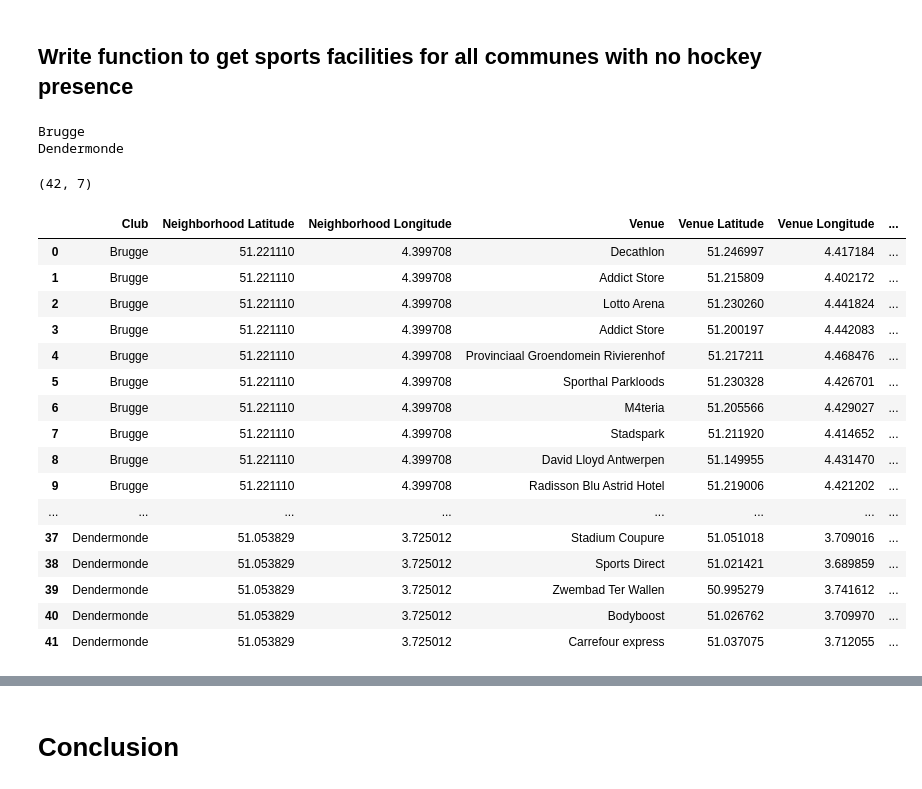
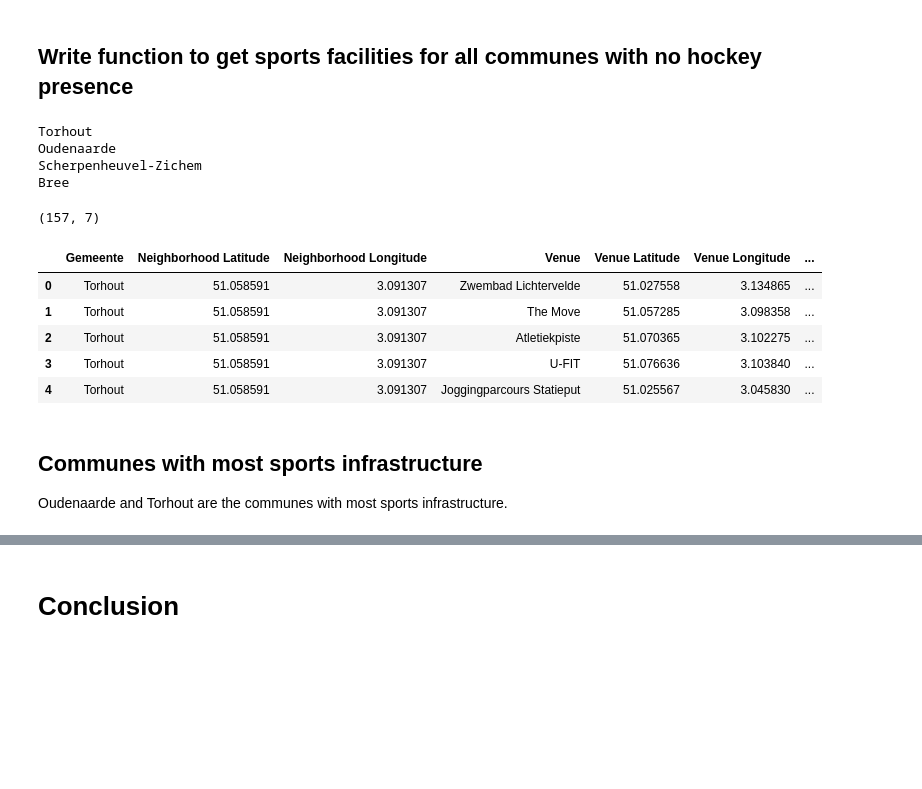
Before and after one commit to jbalrak/Coursera_Capstone, a Jupyter notebook: Final Capstone - Hockey Clubs in Belgium.ipynb, the cells around one changed output, grey strips where cells are left out. Saved outputs shown, nothing was run; the diff lists cells and outputs as text; code cells hidden in the pictures; blank space fills up the shorter version.

```diff
--- a/Final Capstone - Hockey Clubs in Belgium.ipynb
+++ b/Final Capstone - Hockey Clubs in Belgium.ipynb
@@ -258,9 +293,9 @@ df_nohockey.head()
 # %%
-#Starting with Bruge
-neighborhood_latitude = df_clean.loc[45, 'latitude'] # neighborhood latitude value
-neighborhood_longitude = df_clean.loc[45, 'longitude'] # neighborhood longitude value
+#Starting with Torhout
+neighborhood_latitude = df_nohockey.loc[256, 'latitude'] # neighborhood latitude value
+neighborhood_longitude = df_nohockey.loc[256, 'longitude'] # neighborhood longitude value
 
-neighborhood_name = df_clean.loc[45, 'Gemeente'] # neighborhood name
+neighborhood_name = df_nohockey.loc[256, 'Gemeente'] # neighborhood name
 
 print('Latitude and longitude values of {} are {}, {}.'.format(neighborhood_name,
                                                                neighborhood_latitude,
@@ -280,17 +315,19 @@ Your credentails:
 CLIENT_ID: ZLSHLAT3WKZAQPYSDTLJLIV12HXGEOPK4LK20HYAYQHBMW23
 CLIENT_SECRET:ZAGZ0YF14LUYY3LABPRRM4ID0RVZN4HCD2OE1KWSHMXES0OY
 # %%
-# let's get the sports facilities within  10 kilometer of Bruge
+# let's get the sports facilities within  5 kilometer of Torhout
 
-LIMIT = 100 # limit of number of venues returned by Foursquare API
-radius = 10000 # define radius
+LIMIT = 50 # limit of number of venues returned by Foursquare API
+radius = 5000 # define radius
 search_query='Athletics & Sports'
-url = 'https://api.foursquare.com/v2/venues/explore?&client_id={}&client_secret={}&v={}&ll={},{}&query={}&radius={}&limit={}'.format(
+category="4f4528bc4b90abdf24c9de85"
+url = 'https://api.foursquare.com/v2/venues/explore?&client_id={}&client_secret={}&v={}&ll={},{}&category={}&query={}&radius={}&limit={}'.format(
     CLIENT_ID,
     CLIENT_SECRET,
     VERSION,
     neighborhood_latitude,
     neighborhood_longitude,
+    category,
     search_query,
     radius,
     LIMIT)
@@ -321,19 +358,21 @@ results
 # %% [markdown]
 <h2>Write function to get sports facilities for all communes with no hockey presence</h2>
 # %%
-def getNearbyVenues(names, latitudes, longitudes, radius=10000):
-    search_query='sports'
+def getNearbyVenues(names, latitudes, longitudes, radius=5000):
+    search_query='Athletics & Sports'
+    category='4f4528bc4b90abdf24c9de85'
     venues_list=[]
     for name, lat, lng in zip(names, latitudes, longitudes):
         print(name)
 
         # create the API request URL
-        url = 'https://api.foursquare.com/v2/venues/explore?&client_id={}&client_secret={}&v={}&ll={},{}&query={}&radius={}&limit={}'.format(
+        url = 'https://api.foursquare.com/v2/venues/explore?&client_id={}&client_secret={}&v={}&ll={},{}&category={}&query={}&radius={}&limit={}'.format(
             CLIENT_ID,
             CLIENT_SECRET,
             VERSION,
             lat,
             lng,
+            category,
             search_query,
             radius,
             LIMIT)
@@ -352,7 +391,7 @@ def getNearbyVenues(names, latitudes, longitudes, radius=10000):
             v['venue']['categories'][0]['name']) for v in results])
 
     nearby_venues = pd.DataFrame([item for venue_list in venues_list for item in venue_list])
-    nearby_venues.columns = ['Club',
+    nearby_venues.columns = ['Gemeente',
                   'Neighborhood Latitude',
                   'Neighborhood Longitude',
                   'Venue',
@@ -363,31 +402,26 @@ def getNearbyVenues(names, latitudes, longitudes, radius=10000):
     return(nearby_venues)
 # %%
 hockey_venues = getNearbyVenues(names=df_nohockey['Gemeente'],
-                                   latitudes=df_clean['latitude'],
-                                   longitudes=df_clean['longitude']
+                                   latitudes=df_nohockey['latitude'],
+                                   longitudes=df_nohockey['longitude']
                                   )
 # %% [output]
-Brugge
-Dendermonde
+Torhout
+Oudenaarde
+Scherpenheuvel-Zichem
+Bree
 # %%
 print(hockey_venues.shape)
-hockey_venues.head(200)
+hockey_venues.head()
 # %% [output]
-(42, 7)
+(157, 7)
-|  | Club | Neighborhood Latitude | Neighborhood Longitude | Venue | Venue Latitude | Venue Longitude | ... |
-| 0 | Brugge | 51.221110 | 4.399708 | Decathlon | 51.246997 | 4.417184 | ... |
-| 1 | Brugge | 51.221110 | 4.399708 | Addict Store | 51.215809 | 4.402172 | ... |
-| 2 | Brugge | 51.221110 | 4.399708 | Lotto Arena | 51.230260 | 4.441824 | ... |
-| 3 | Brugge | 51.221110 | 4.399708 | Addict Store | 51.200197 | 4.442083 | ... |
-| 4 | Brugge | 51.221110 | 4.399708 | Provinciaal Groendomein Rivierenhof | 51.217211 | 4.468476 | ... |
-| 5 | Brugge | 51.221110 | 4.399708 | Sporthal Parkloods | 51.230328 | 4.426701 | ... |
-| 6 | Brugge | 51.221110 | 4.399708 | M4teria | 51.205566 | 4.429027 | ... |
-| 7 | Brugge | 51.221110 | 4.399708 | Stadspark | 51.211920 | 4.414652 | ... |
-| 8 | Brugge | 51.221110 | 4.399708 | David Lloyd Antwerpen | 51.149955 | 4.431470 | ... |
-| 9 | Brugge | 51.221110 | 4.399708 | Radisson Blu Astrid Hotel | 51.219006 | 4.421202 | ... |
-| ... | ... | ... | ... | ... | ... | ... | ... |
-| 37 | Dendermonde | 51.053829 | 3.725012 | Stadium Coupure | 51.051018 | 3.709016 | ... |
-| 38 | Dendermonde | 51.053829 | 3.725012 | Sports Direct | 51.021421 | 3.689859 | ... |
-| 39 | Dendermonde | 51.053829 | 3.725012 | Zwembad Ter Wallen | 50.995279 | 3.741612 | ... |
-| 40 | Dendermonde | 51.053829 | 3.725012 | Bodyboost | 51.026762 | 3.709970 | ... |
-| 41 | Dendermonde | 51.053829 | 3.725012 | Carrefour express | 51.037075 | 3.712055 | ... |
+|  | Gemeente | Neighborhood Latitude | Neighborhood Longitude | Venue | Venue Latitude | Venue Longitude | ... |
+| 0 | Torhout | 51.058591 | 3.091307 | Zwembad Lichtervelde | 51.027558 | 3.134865 | ... |
+| 1 | Torhout | 51.058591 | 3.091307 | The Move | 51.057285 | 3.098358 | ... |
+| 2 | Torhout | 51.058591 | 3.091307 | Atletiekpiste | 51.070365 | 3.102275 | ... |
+| 3 | Torhout | 51.058591 | 3.091307 | U-FIT | 51.076636 | 3.103840 | ... |
+| 4 | Torhout | 51.058591 | 3.091307 | Joggingparcours Statieput | 51.025567 | 3.045830 | ... |
+# %% [markdown]
+<h2>Communes with most sports infrastructure</h2>
+
+Oudenaarde and Torhout are the communes with most sports infrastructure.
```
Also changed, not shown: parts of 20 cells of this notebook.
